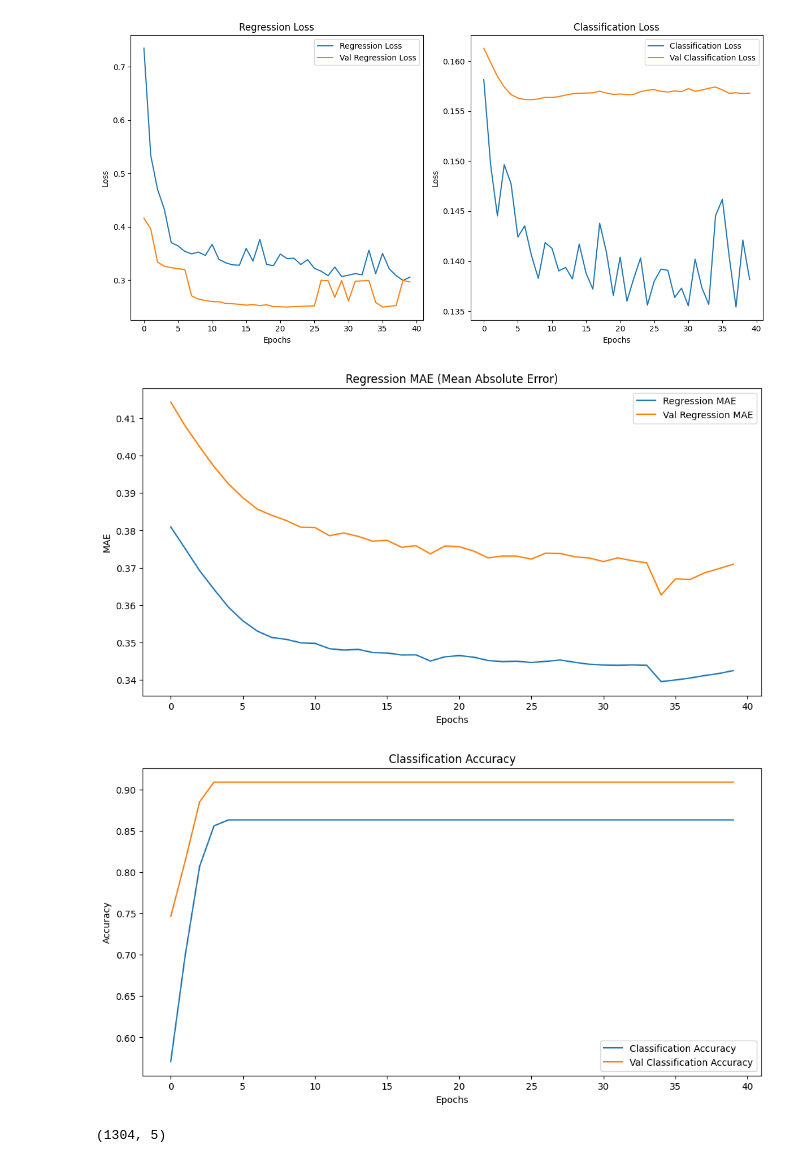
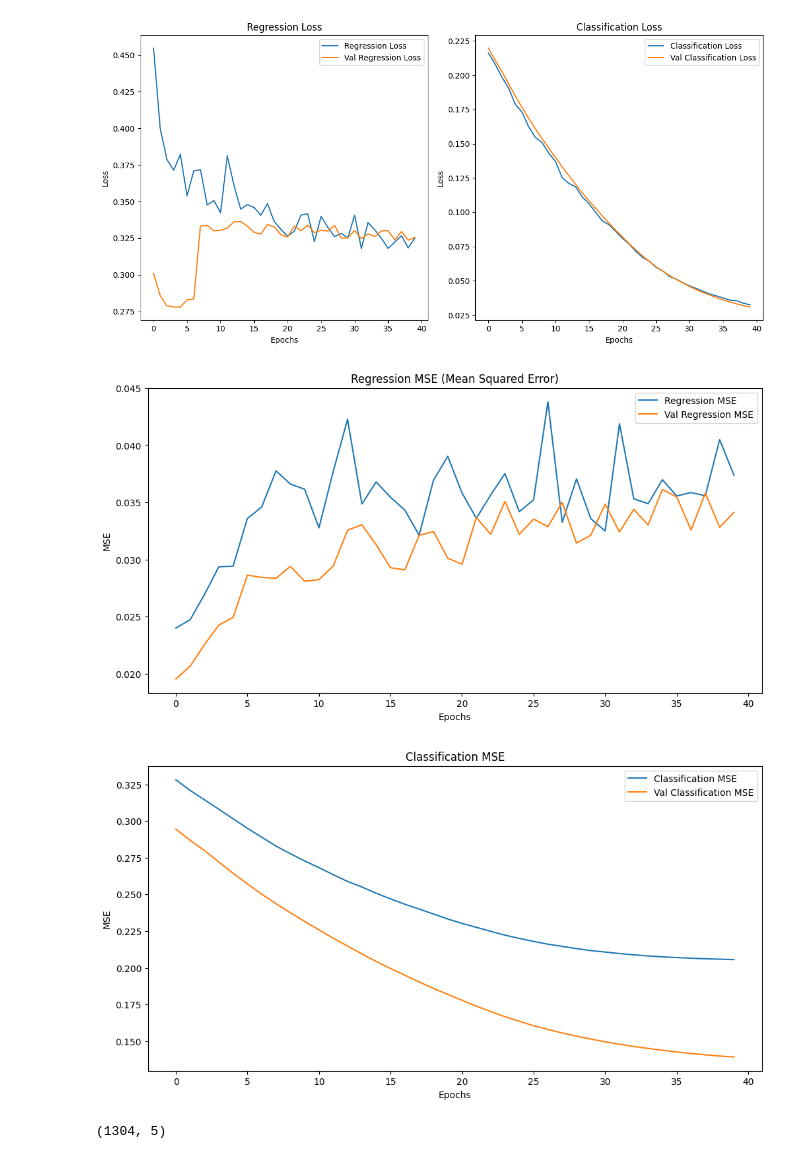
Before and after one commit to Jmuhleman/GML, a Jupyter notebook: supervised.ipynb, the cells around one changed output. Drawn from its saved outputs; the diff is of its cells as text; code cells hidden in the pictures.

Commit message:
check class & train for 2 output mlp add 1 hidd layer for regression

```diff
--- a/supervised.ipynb
+++ b/supervised.ipynb
@@ -73,15 +77,8 @@ import numpy as np
 from sklearn.model_selection import train_test_split
 from tensorflow.keras.models import Model
 from tensorflow.keras.layers import Input, Dense, Dropout
-
-country_names = X[:, 0]
-
-X = X[:, 1:]
-X = np.array(X, dtype=np.float32)
-y = np.array(y, dtype=np.float32)
-
-X_train, X_test, y_train, y_test, country_train, country_test = train_test_split(
-    X, y, country_names, test_size=0.2, random_state=42)
+# version simple du NN en format NON séquentiel
+"""
 
 inputs = Input(shape=(X_train.shape[1],))
 
@@ -100,6 +97,7 @@ model = Model(inputs=inputs, outputs=outputs)
 model.compile(optimizer='adam', loss='mean_squared_error', metrics=['mae'])
 
 history = model.fit(X_train, y_train, epochs=80, batch_size=32, validation_split=0.2, verbose=1)
+"""
 # %%
 import numpy as np
 from sklearn.model_selection import train_test_split
@@ -158,7 +140,5 @@ Epoch 40/40
 # %%
 import matplotlib.pyplot as plt
-
-# Assuming history contains the training logs from model.fit()
 
 # Plot loss for both tasks (regression and classification)
 plt.figure(figsize=(12, 6))
@@ -167,46 +147,46 @@ plt.figure(figsize=(12, 6))
 plt.subplot(1, 2, 1)
 plt.plot(history.history['regression_output_loss'], label='Regression Loss')
 plt.plot(history.history['val_regression_output_loss'], label='Val Regression Loss')
 plt.title('Regression Loss')
 plt.xlabel('Epochs')
 plt.ylabel('Loss')
 plt.legend()
 
 # Plot Classification Loss
 plt.subplot(1, 2, 2)
 plt.plot(history.history['classification_output_loss'], label='Classification Loss')
 plt.plot(history.history['val_classification_output_loss'], label='Val Classification Loss')
 plt.title('Classification Loss')
 plt.xlabel('Epochs')
 plt.ylabel('Loss')
 plt.legend()
 
 plt.tight_layout()
 plt.show()
 
-# Plot MAE for Regression (Mean Absolute Error)
+# Plot Mean Squared Error (MSE) for Regression
 plt.figure(figsize=(12, 6))
-plt.plot(history.history['regression_output_mae'], label='Regression MAE')
-plt.plot(history.history['val_regression_output_mae'], label='Val Regression MAE')
-plt.title('Regression MAE (Mean Absolute Error)')
+plt.plot(history.history['regression_output_mse'], label='Regression MSE')
+plt.plot(history.history['val_regression_output_mse'], label='Val Regression MSE')
+plt.title('Regression MSE (Mean Squared Error)')
 plt.xlabel('Epochs')
-plt.ylabel('MAE')
+plt.ylabel('MSE')
 plt.legend()
 plt.show()
 
-# Plot Accuracy for Classification
+# Plot MSE for Classification (Accuracy not applicable without explicit accuracy metric)
 plt.figure(figsize=(12, 6))
-plt.plot(history.history['classification_output_accuracy'], label='Classification Accuracy')
-plt.plot(history.history['val_classification_output_accuracy'], label='Val Classification Accuracy')
-plt.title('Classification Accuracy')
+plt.plot(history.history['classification_output_mse'], label='Classification MSE')
+plt.plot(history.history['val_classification_output_mse'], label='Val Classification MSE')
+plt.title('Classification MSE')
 plt.xlabel('Epochs')
-plt.ylabel('Accuracy')
+plt.ylabel('MSE')
 plt.legend()
 plt.show()
 # %% [output]
-[figure, old version]
+[figure, new version]
-[figure, old version]
+[figure, new version]
-[figure, old version]
+[figure, new version]
 # %%
 import matplotlib.pyplot as plt
 
```
Also changed, not shown: parts of 5 cells of this notebook, 8 other files.
